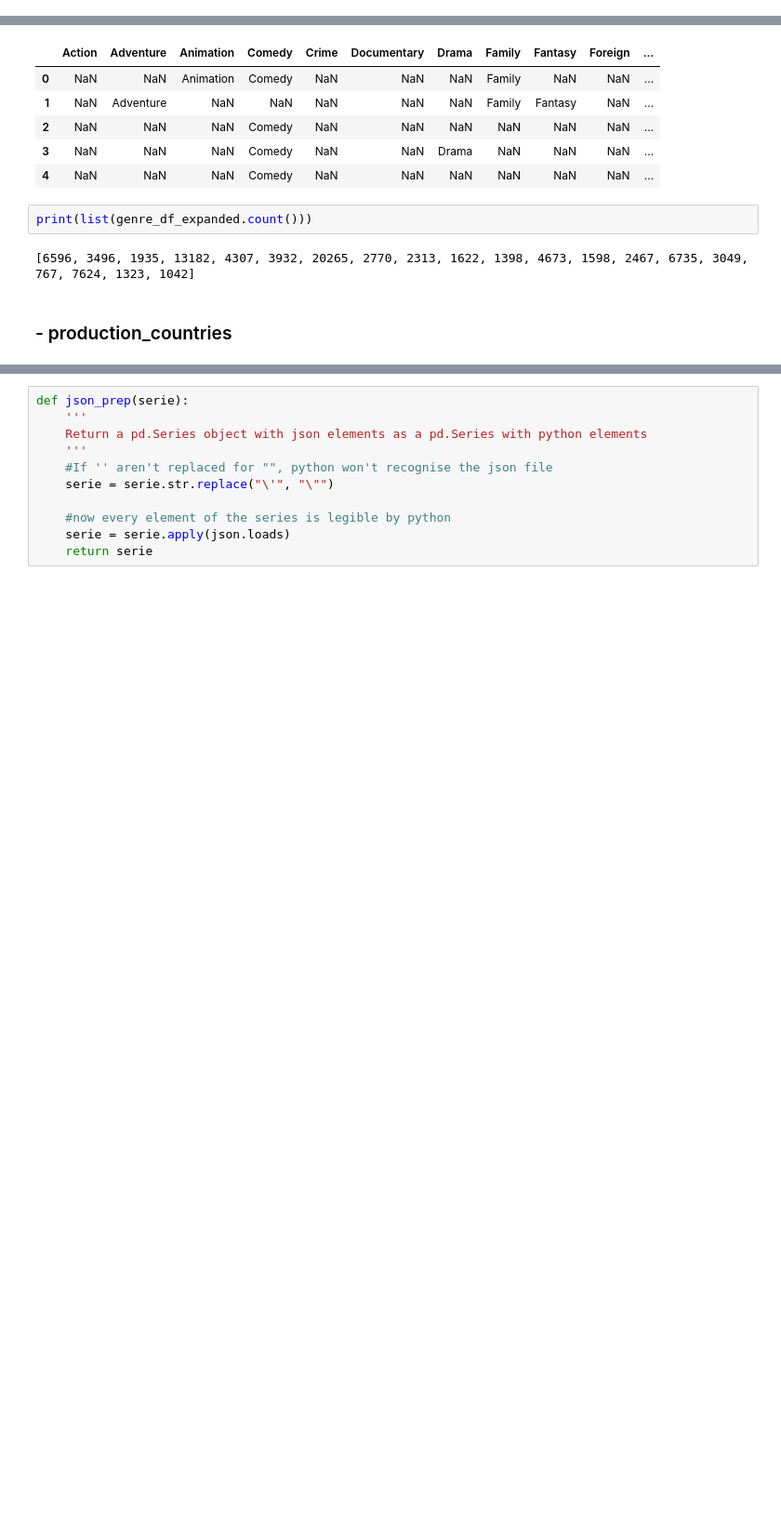
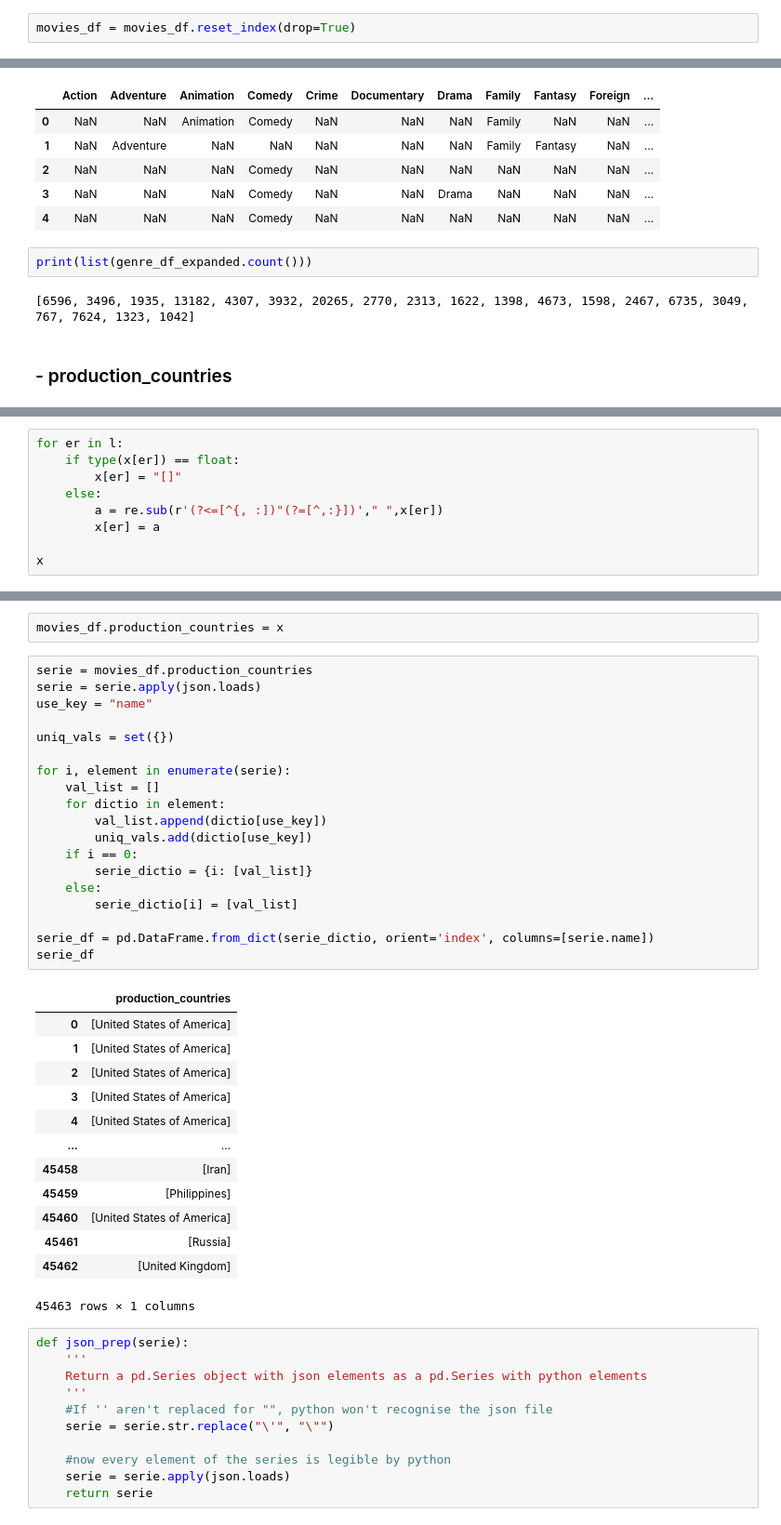
Before and after one commit to JaunIgciona/DataBootcamp_Nov2020, a Jupyter notebook: 4. Proyectos/EDA project/notebooks/data_cleaning.ipynb, the cells around one changed output, grey strips where cells are left out. Shown at 93% size. Saved outputs shown, nothing was run; the diff lists cells and outputs as text; blank space fills up the shorter version.

Commit message:
production_countries Done

```diff
--- a/4. Proyectos/EDA project/notebooks/data_cleaning.ipynb
+++ b/4. Proyectos/EDA project/notebooks/data_cleaning.ipynb
@@ -113,6 +113,8 @@ movies_df.iloc[not_a_date_list]
 Observando los datos para estos elementos, parece razonable eliminarlos del dataset ya que tienen muchos otros datos vacíos y no aportarán utilidad al estudio
 # %%
 movies_df = movies_df.drop(not_a_date_list)
+# %%
+movies_df = movies_df.reset_index(drop=True)
 # %%
 movies_df.release_date = pd.to_datetime(movies_df.release_date)
 movies_df.release_date
@@ -223,0 +244,9 @@ print(list(genre_df_expanded.count()))
+# %%
+for er in l:
+    if type(x[er]) == float:
+        x[er] = "[]"
+    else:
+        a = re.sub(r'(?<=[^{, :])"(?=[^,:}])'," ",x[er])
+        x[er] = a
+
+x
@@ -224,3 +278,38 @@ print(list(genre_df_expanded.count()))
+# %%
+movies_df.production_countries = x
+# %%
+serie = movies_df.production_countries
+serie = serie.apply(json.loads)
+use_key = "name"
+
+uniq_vals = set({})
+
+for i, element in enumerate(serie):
+    val_list = []
+    for dictio in element:
+        val_list.append(dictio[use_key])
+        uniq_vals.add(dictio[use_key])
+    if i == 0:
+        serie_dictio = {i: [val_list]}
+    else:
+        serie_dictio[i] = [val_list]
+
+serie_df = pd.DataFrame.from_dict(serie_dictio, orient='index', columns=[serie.name])
+serie_df
+# %% [output]
+|  | production_countries |
+| 0 | [United States of America] |
+| 1 | [United States of America] |
+| 2 | [United States of America] |
+| 3 | [United States of America] |
+| 4 | [United States of America] |
+| ... | ... |
+| 45458 | [Iran] |
+| 45459 | [Philippines] |
+| 45460 | [United States of America] |
+| 45461 | [Russia] |
+| 45462 | [United Kingdom] |
+45463 rows × 1 columns
 # %%
 def json_prep(serie):
     '''
```
Also changed, not shown: parts of 12 cells of this notebook.
